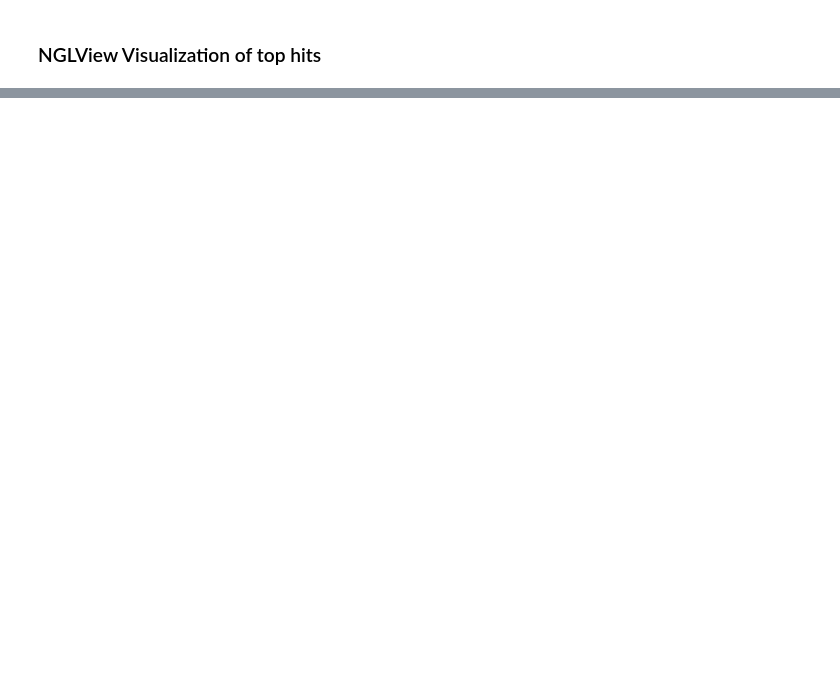
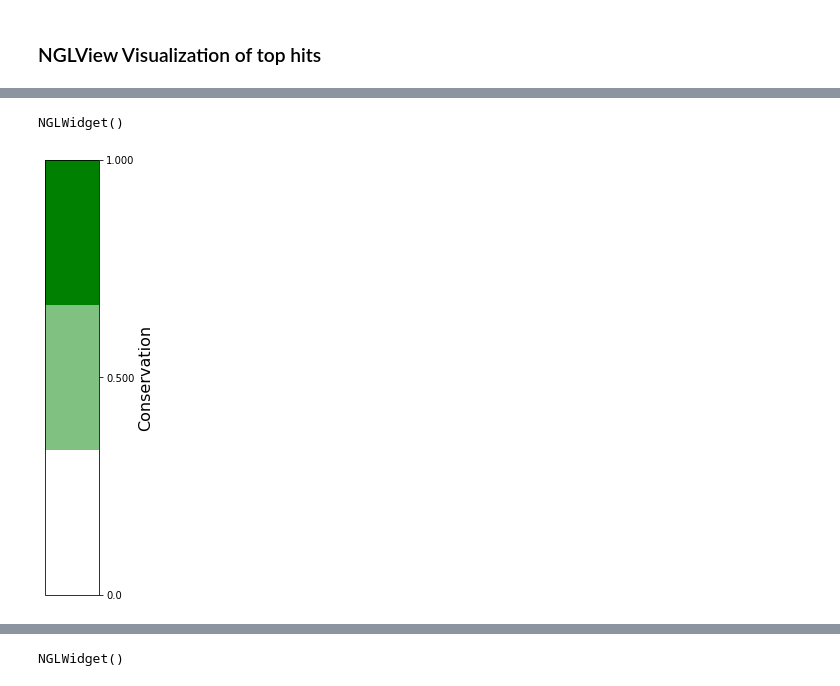
Before and after one commit to BSDExabio/structural_DLFA, a Jupyter notebook: notebooks/Parse_visualize_SAdLSA_results.ipynb, the cells around one changed output, grey strips where cells are left out. Cells and saved outputs as stored; diff of their text form; code cells hidden in the pictures; blank space fills up the shorter version.

Commit message:
pushing changes in implementing nglview w/in jupyter notebooks to visualize results; still unable to implement a user-defined colorbar with no explaination as to why; documentation is terrible

```diff
--- a/notebooks/Parse_visualize_SAdLSA_results.ipynb
+++ b/notebooks/Parse_visualize_SAdLSA_results.ipynb
@@ -254,0 +257,41 @@ NGLWidget()
+# %%
+ColormakerRegistry.add_selection_scheme("awesome",[['blue', '0-10']])
+
+
+colors = [c.replace('#','0x') for c in ['#ffffff','#80c080','#008000']]
+
+b = nv.show_mdanalysis(sel)
+b.clear()
+b.add_cartoon('protein',color='bfactor')
+b
+# %% [output]
+NGLWidget()
+# %%
+# NOT WORKING :(
+colorbar_label = 'Conservation'
+colorbar_color = 'green'
+
+test_sel = edit_pdbs.make_atm_sel(u,"protein")
+
+# creating colorbar and list of hex colors
+nColors, list_of_colors = visualize_sadlsa_results.ngl_colorscale(colorbar_color,'white',1.0,0.0,colorbar_label,nColors = 3)
+print(list_of_colors)
+print(test)
+
+test = '''this.atomColor = function (atom) {if (atom.bfactor > 0.0 && atom.bfactor <= 0.3333333333333333) {return #ffffff}
+                                            else if (atom.bfactor > 0.3333333333333333 && atom.bfactor <= 0.6666666666666666) {return #80c080}
+                                            else if (atom.bfactor > 0.6666666666666666 && atom.bfactor <= 1.0) {return #008000} }'''
+
+test = '''this.atomColor = function (atom) {if (atom.serial < 7500 && atom.bfactor > 0.55) {return 0x0000FF}
+                                            else if (atom.serial > 400) {return 0xFF0000}
+                                            else {return 0x00FF00}}''' # green is default color,
+
+ColormakerRegistry.add_scheme_func('conservation',list_of_colors)
+
+x = nv.show_mdanalysis(sel)
+x.clear_representations()
+x.add_cartoon('protein', color='conservation')
+x.camera = 'orthographic'
+x
+# %% [output]
+[figure, added]
@@ -254,0 +303 @@ NGLWidget()
+NGLWidget()
```
Also changed, not shown: parts of 4 cells of this notebook, 1 other file.
